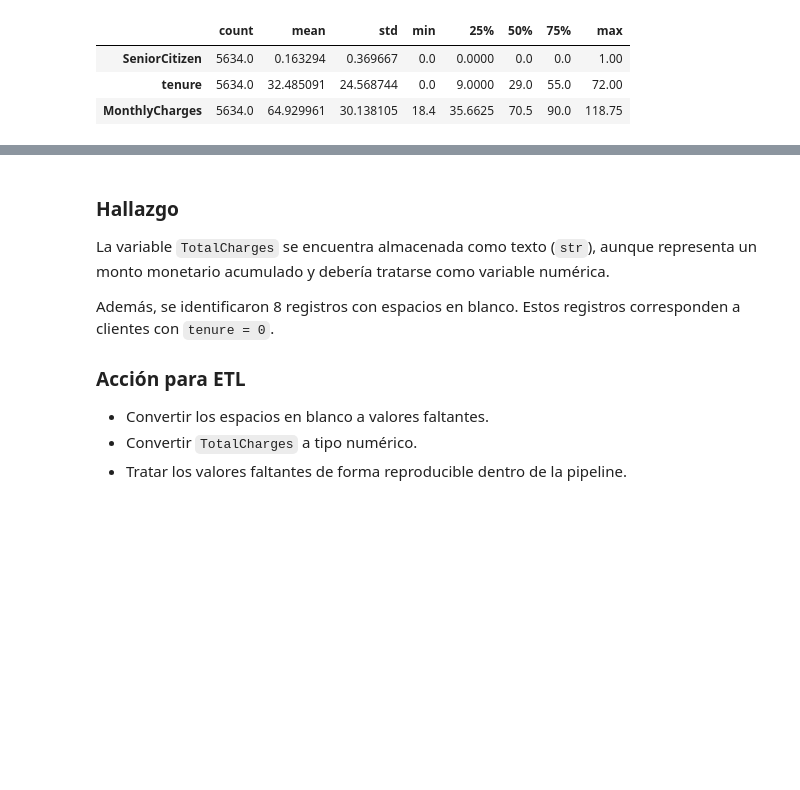
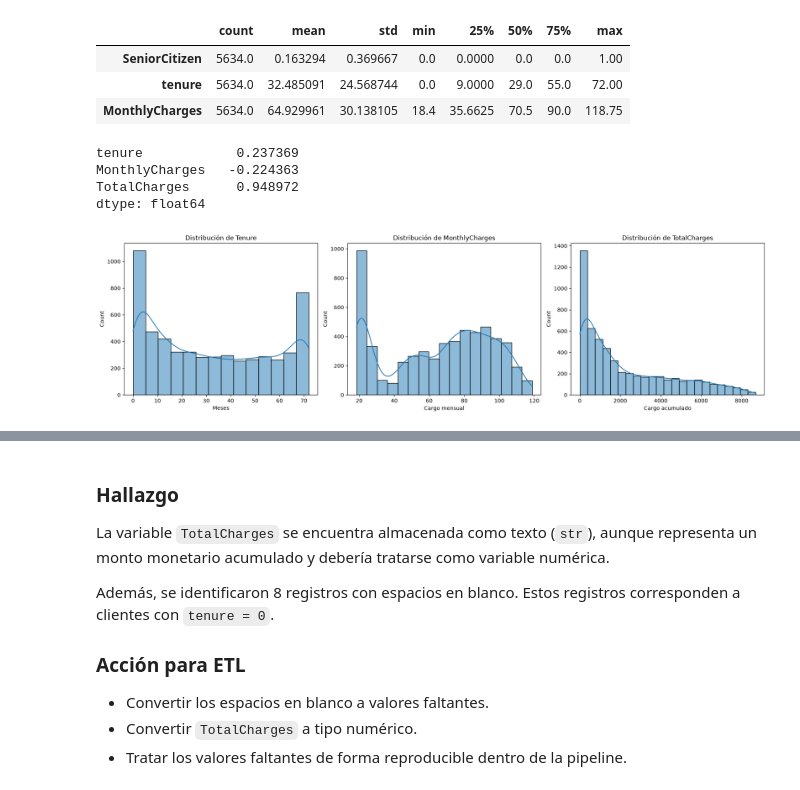
Before and after one commit to Fusk14/telco-churn-ml, a Jupyter notebook: notebooks/01_EDA.ipynb, the cells around one changed output, grey strips where cells are left out. Drawn from its saved outputs; the diff is of its cells as text; code cells hidden in the pictures; blank space fills up the shorter version.

```diff
--- a/notebooks/01_EDA.ipynb
+++ b/notebooks/01_EDA.ipynb
@@ -239,3 +234,43 @@ df[variables_numericas].describe().T
 | SeniorCitizen | 5634.0 | 0.163294 | 0.369667 | 0.0 | 0.0000 | 0.0 | 0.0 | 1.00 |
 | tenure | 5634.0 | 32.485091 | 24.568744 | 0.0 | 9.0000 | 29.0 | 55.0 | 72.00 |
 | MonthlyCharges | 5634.0 | 64.929961 | 30.138105 | 18.4 | 35.6625 | 70.5 | 90.0 | 118.75 |
+# %%
+variables_continuas = [
+    "tenure",
+    "MonthlyCharges"
+]
+
+df_temp = df.copy()
+
+df_temp["TotalCharges"] = pd.to_numeric(
+    df_temp["TotalCharges"].astype(str).str.strip(),
+    errors="coerce"
+)
+
+df_temp["TotalCharges"] = df_temp["TotalCharges"].fillna(0)
+
+df_temp[variables_continuas + ["TotalCharges"]].skew()
+# %% [output]
+tenure            0.237369
+MonthlyCharges   -0.224363
+TotalCharges      0.948972
+dtype: float64
+# %%
+fig, axes = plt.subplots(1, 3, figsize=(18, 5))
+
+sns.histplot(df_temp["tenure"], kde=True, ax=axes[0])
+axes[0].set_title("Distribución de Tenure")
+axes[0].set_xlabel("Meses")
+
+sns.histplot(df_temp["MonthlyCharges"], kde=True, ax=axes[1])
+axes[1].set_title("Distribución de MonthlyCharges")
+axes[1].set_xlabel("Cargo mensual")
+
+sns.histplot(df_temp["TotalCharges"], kde=True, ax=axes[2])
+axes[2].set_title("Distribución de TotalCharges")
+axes[2].set_xlabel("Cargo acumulado")
+
+plt.tight_layout()
+plt.show()
+# %% [output]
+[figure, added]
```
Also changed, not shown: parts of 17 cells of this notebook, 2 other files.
